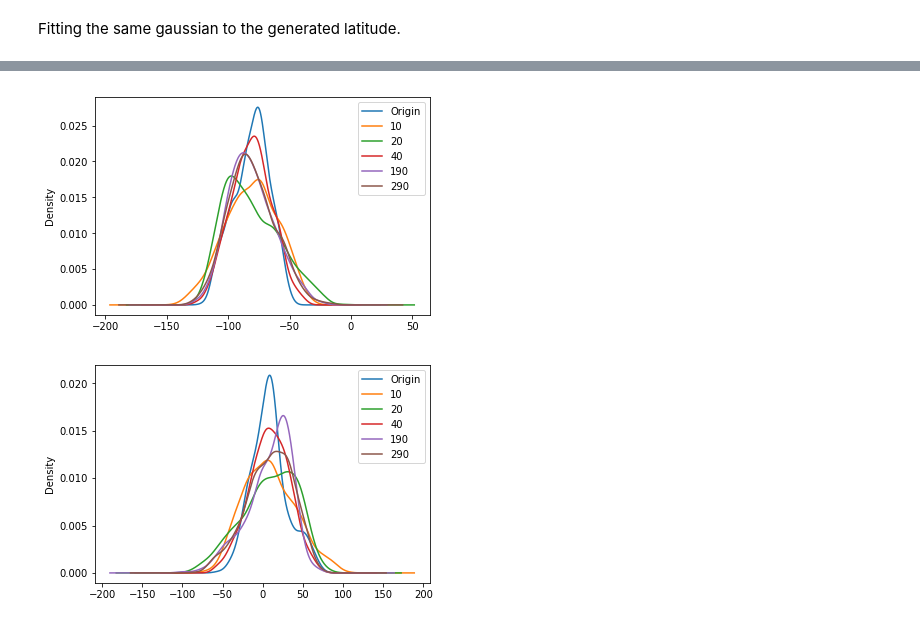
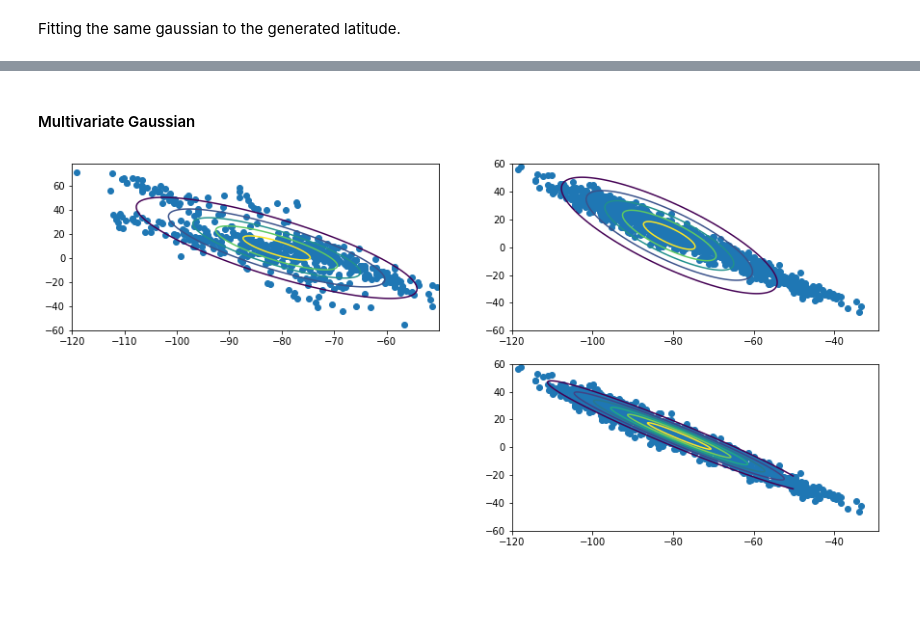
Before and after one commit to thomasgrsp/workaroundmedgan, a Jupyter notebook: notebooks/medgan_pca.ipynb, the cells around one changed output, grey strips where cells are left out. Cells and saved outputs as stored; diff of their text form; code cells hidden in the pictures; blank space fills up the shorter version.

```diff
--- a/notebooks/medgan_pca.ipynb
+++ b/notebooks/medgan_pca.ipynb
@@ -249,23 +266,36 @@ def get_reg(path):
-# %%
-import glob
-
-fig_long, ax_long = plt.subplots()
-fig_lat, ax_lat = plt.subplots()
-pd.DataFrame({'Origin':x_long}).plot(kind='density', ax=ax_long)
-pd.DataFrame({'Origin':x_lat}).plot(kind='density', ax=ax_lat)
-
-files = glob.glob("../generated/synthetic_data_nam_*.npy")
-indices = list()
-for file in files:
-    indices.append(int(file.split('.npy')[0].split('_')[-1]))
-indices = np.sort(np.array(indices))
-
-for index, file in zip(indices, files):
-    x_gen_long, x_gen_lat = get_reg(file)
-    pd.DataFrame({index:x_gen_long}).plot(kind='density', ax=ax_long)
-    pd.DataFrame({index: x_gen_lat}).plot(kind='density', ax=ax_lat)
-plt.legend()
-plt.show()
-# %% [output]
-[figure, removed]
-[figure, removed]
+# %% [markdown]
+#### Multivariate Gaussian
+# %%
+from matplotlib.mlab import bivariate_normal
+
+tmp_x = np.arange(-120.0, -50.0, 0.1)
+tmp_y = np.arange(-60.0, 60.0, 0.1)
+X_indices, Y_indices = np.meshgrid(tmp_x, tmp_y)
+
+fig, ax = plt.subplots(2, 2, figsize=(15, 7))
+
+z = bivariate_normal(X_indices, Y_indices, sigmax=np.std(x_long),
+                                           sigmay=np.std(x_lat),
+                                           mux=np.mean(x_long),
+                                           muy=np.mean(x_lat),
+                                           sigmaxy=np.cov(x_long, x_lat)[0, 1])
+ax[0, 0].scatter(x_long, x_lat)
+ax[0, 0].contour(tmp_x, tmp_y, z)
+
+z_gen = bivariate_normal(X_indices, Y_indices, sigmax=np.std(x_gen_long),
+                                           sigmay=np.std(x_gen_lat),
+                                           mux=np.mean(x_gen_long),
+                                           muy=np.mean(x_gen_lat),
+                                           sigmaxy=np.cov(x_gen_long, x_gen_lat)[0, 1])
+
+ax[0, 1].scatter(x_gen_long, x_gen_lat)
+ax[0, 1].contour(tmp_x, tmp_y, z)
+
+ax[1, 0].axis('off')
+
+ax[1, 1].scatter(x_gen_long, x_gen_lat)
+ax[1, 1].contour(tmp_x, tmp_y, z_gen)
+
+plt.show()
+# %% [output]
+[figure, added]
```
Also changed, not shown: parts of 19 cells of this notebook.
